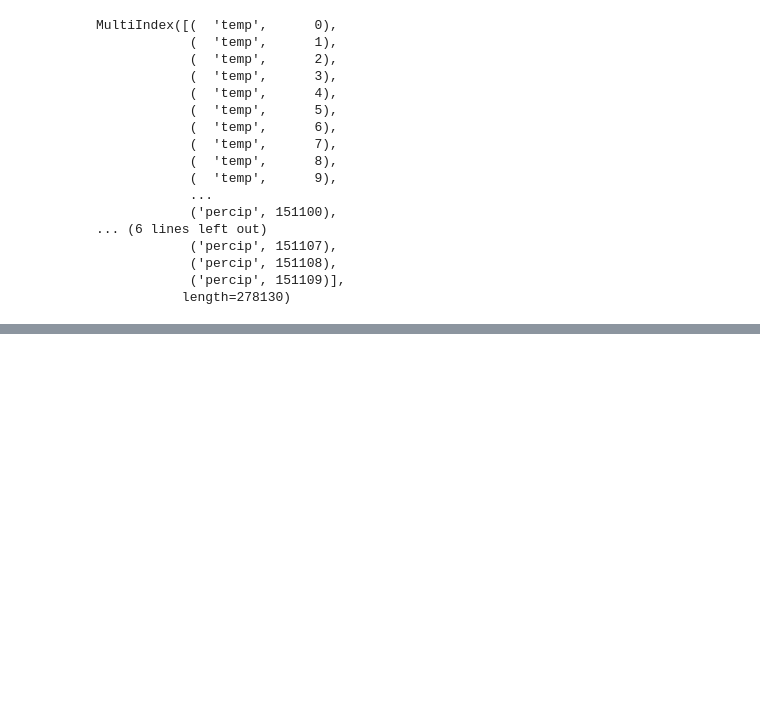
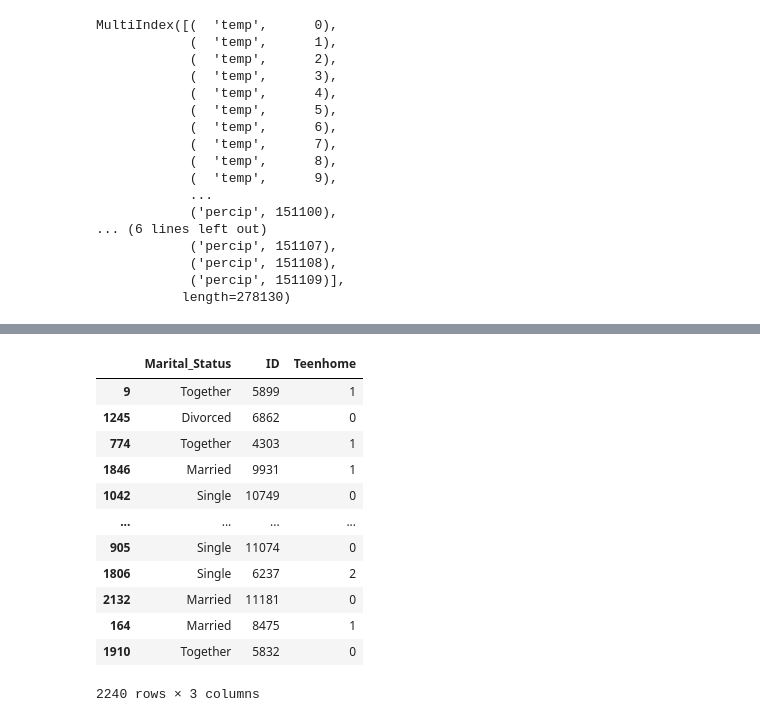
Before and after one commit to thanga-v2/Exploratory-Data-Analysis, a Jupyter notebook: 2.Preparing Data for EDA.ipynb, the cells around one changed output, grey strips where cells are left out. Saved outputs shown, nothing was run; the diff lists cells and outputs as text; code cells hidden in the pictures; blank space fills up the shorter version.

```diff
--- a/2.Preparing Data for EDA.ipynb
+++ b/2.Preparing Data for EDA.ipynb
@@ -998,0 +1016,17 @@ MultiIndex([(  'temp',      0),
+# %%
+sorted_data = marketing_data.sort_values('NumWebVisitsMonth',ascending=False)
+sorted_data[['Marital_Status','ID','Teenhome']]
+# %% [output]
+|  | Marital_Status | ID | Teenhome |
+| 9 | Together | 5899 | 1 |
+| 1245 | Divorced | 6862 | 0 |
+| 774 | Together | 4303 | 1 |
+| 1846 | Married | 9931 | 1 |
+| 1042 | Single | 10749 | 0 |
+| ... | ... | ... | ... |
+| 905 | Single | 11074 | 0 |
+| 1806 | Single | 6237 | 2 |
+| 2132 | Married | 11181 | 0 |
+| 164 | Married | 8475 | 1 |
+| 1910 | Together | 5832 | 0 |
+2240 rows × 3 columns
```
Also changed, not shown: parts of 10 cells of this notebook, 1 other file.
